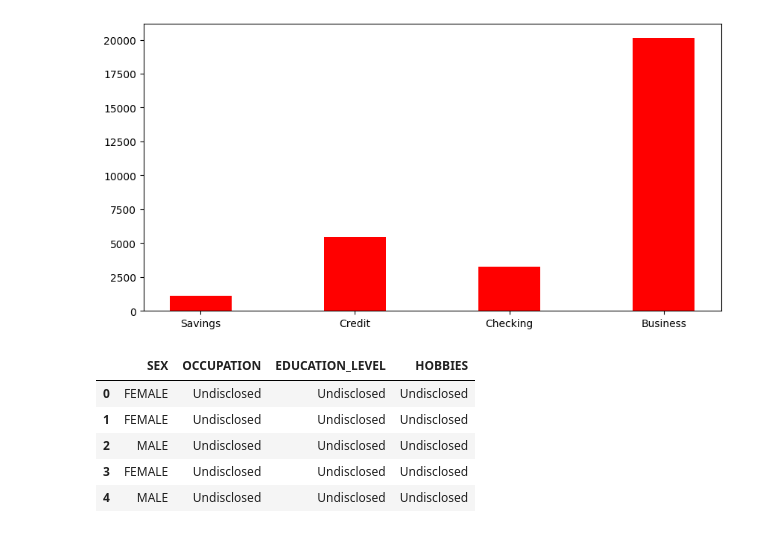
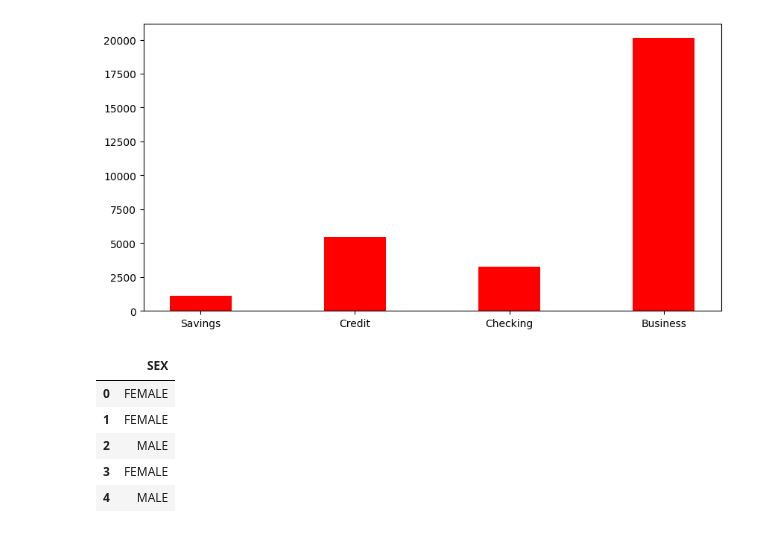
Before and after one commit to Akashdesh0801/My_repo, a Jupyter notebook: BFSI_AKASH.ipynb, the cells around one changed output. Drawn from its saved outputs; the diff is of its cells as text; code cells hidden in the pictures.

```diff
--- a/BFSI_AKASH.ipynb
+++ b/BFSI_AKASH.ipynb
@@ -135,11 +135,11 @@ from sklearn.linear_model import Lasso, Ridge
 # %%
 data = df.copy()
 # %%
-data[['SEX','OCCUPATION','EDUCATION_LEVEL','HOBBIES']].head()
+data[['SEX']].head()
 # %% [output]
-|  | SEX | OCCUPATION | EDUCATION_LEVEL | HOBBIES |
-| 0 | FEMALE | Undisclosed | Undisclosed | Undisclosed |
-| 1 | FEMALE | Undisclosed | Undisclosed | Undisclosed |
-| 2 | MALE | Undisclosed | Undisclosed | Undisclosed |
-| 3 | FEMALE | Undisclosed | Undisclosed | Undisclosed |
-| 4 | MALE | Undisclosed | Undisclosed | Undisclosed |
+|  | SEX |
+| 0 | FEMALE |
+| 1 | FEMALE |
+| 2 | MALE |
+| 3 | FEMALE |
+| 4 | MALE |
```
